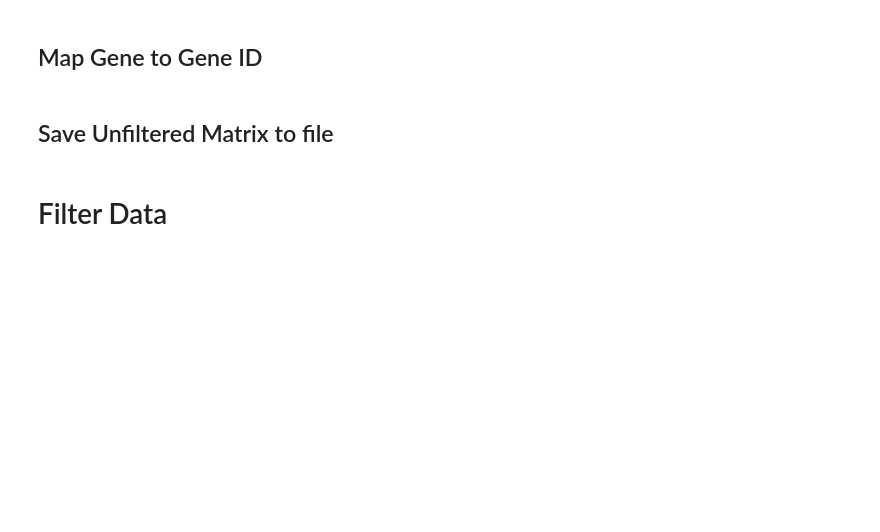
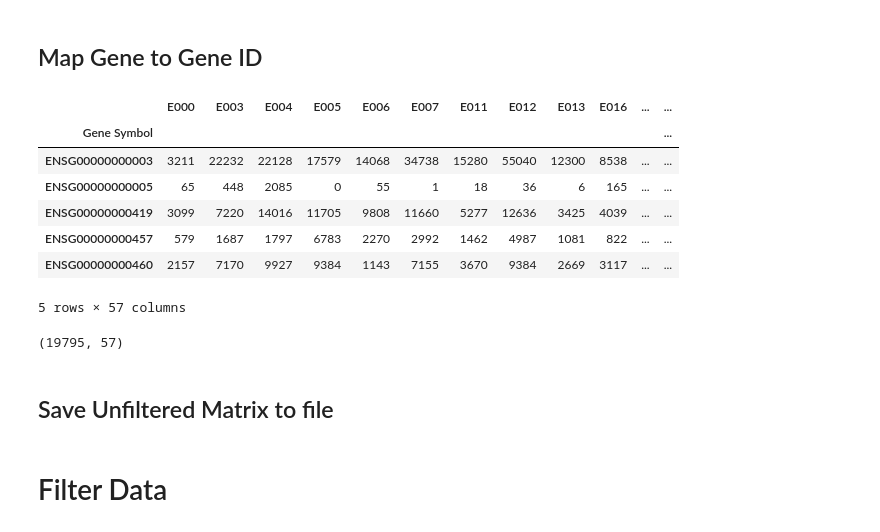
Before and after one commit to MaayanLab/Harmonizome-Data-Processing-Appyters, a Jupyter notebook: Roadmap Epigenomics.ipynb, the cells around one changed output. Drawn from its saved outputs; the diff is of its cells as text; code cells hidden in the pictures; blank space fills up the shorter version.

```diff
--- a/Roadmap Epigenomics.ipynb
+++ b/Roadmap Epigenomics.ipynb
@@ -62,7 +67,7 @@ if not os.path.exists(path):
 matrix = pd.read_csv({{FileField(
     constraint='.*\.gz$',
     name='read_counts',
-    label='RNA-Seq Read Counts',
+    label='RNA-Seq Read Counts (N.pc.gz)',
     default='Input/Roadmap-Epi/57epigenomes.N.pc.gz',
     section='data')
 }}, sep='\t', index_col=False).set_index('gene_id')
@@ -94,7 +130,7 @@ sample_meta.shape
 gene_meta = pd.read_csv({{FileField(
     constraint='.*\.txt$',
     name='gene_metadata',
-    label='ENSEMBL Annotations',
+    label='ENSEMBL Annotations (txt)',
     default='Input/Roadmap-Epi/Ensembl_v65.Gencode_v10.ENSG.gene_info.txt',
     section='data')
 }}, sep='\t', index_col=0, header=None, usecols=[0, 6])
@@ -121,10 +207,21 @@ matrix.rename(columns=sample_meta.to_dict())
 ## Map Gene to Gene ID
 # %%
 matrix.rename(index=dict(zip(gene_meta.index, gene_meta[6])))
-matrix.index.name = None
+matrix.index.name = 'Gene Symbol'
 matrix.head()
+# %% [output]
+|  | E000 | E003 | E004 | E005 | E006 | E007 | E011 | E012 | E013 | E016 | ... | ... |
+| Gene Symbol |  |  |  |  |  |  |  |  |  |  |  | ... |
+| ENSG00000000003 | 3211 | 22232 | 22128 | 17579 | 14068 | 34738 | 15280 | 55040 | 12300 | 8538 | ... | ... |
+| ENSG00000000005 | 65 | 448 | 2085 | 0 | 55 | 1 | 18 | 36 | 6 | 165 | ... | ... |
+| ENSG00000000419 | 3099 | 7220 | 14016 | 11705 | 9808 | 11660 | 5277 | 12636 | 3425 | 4039 | ... | ... |
+| ENSG00000000457 | 579 | 1687 | 1797 | 6783 | 2270 | 2992 | 1462 | 4987 | 1081 | 822 | ... | ... |
+| ENSG00000000460 | 2157 | 7170 | 9927 | 9384 | 1143 | 7155 | 3670 | 9384 | 2669 | 3117 | ... | ... |
+5 rows × 57 columns
 # %%
 matrix.shape
+# %% [output]
+(19795, 57)
 # %% [markdown]
 ## Save Unfiltered Matrix to file
 # %%
```
Also changed, not shown: parts of 13 cells of this notebook, 5 other files.
